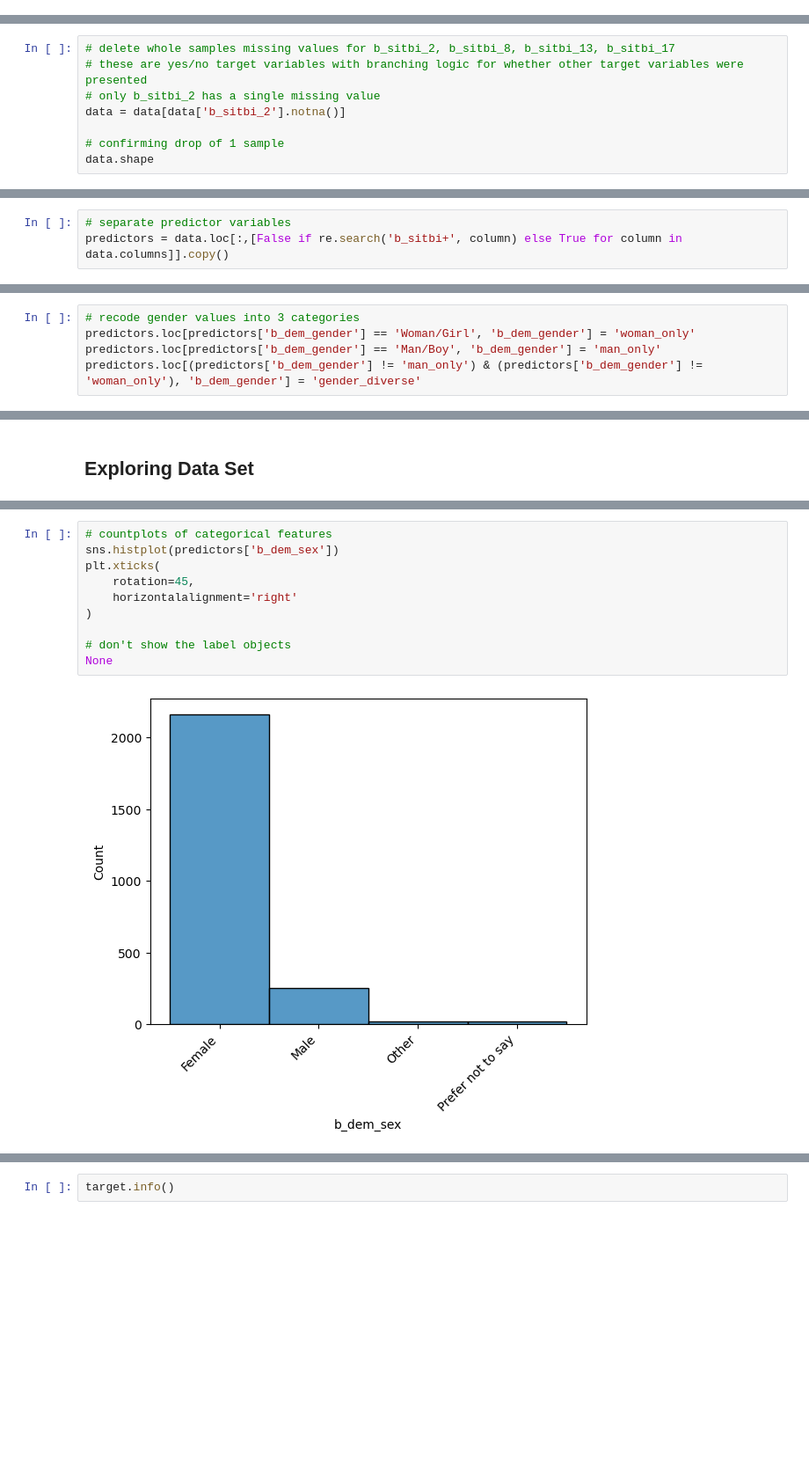
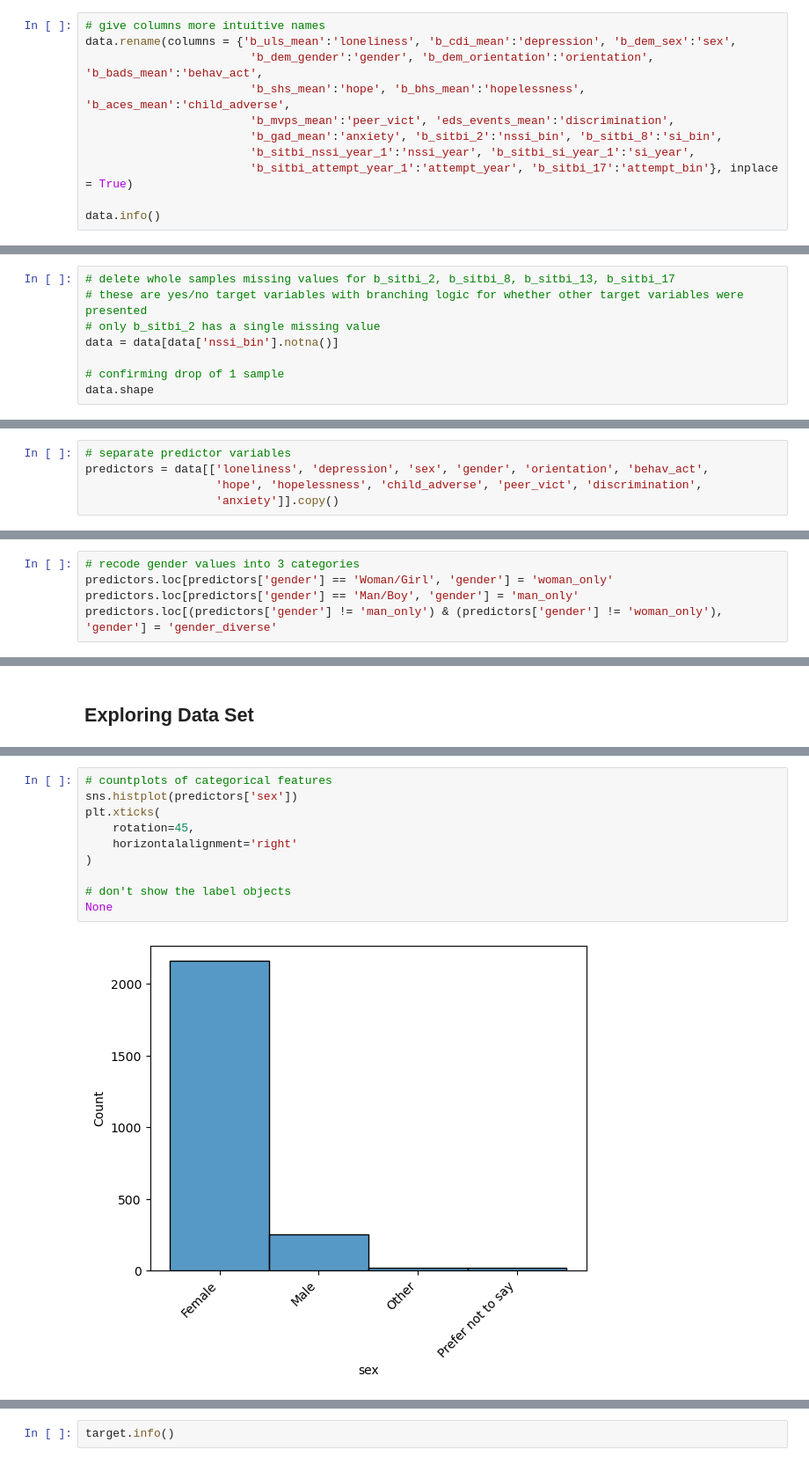
Before and after one commit to NRKako/machine_learning, a Jupyter notebook: self_harm.ipynb, the cells around one changed output, grey strips where cells are left out. Shown at 88% size. Cells and saved outputs as stored; diff of their text form; blank space fills up the shorter version.

Commit message:
renamed variables

```diff
--- a/self_harm.ipynb
+++ b/self_harm.ipynb
@@ -77,3 +77,14 @@ Data columns (total 18 columns):
  17  b_sitbi_17              2452 non-null   int64
 dtypes: float64(13), int64(2), object(3)
 memory usage: 344.9+ KB
+# %%
+# give columns more intuitive names
+data.rename(columns = {'b_uls_mean':'loneliness', 'b_cdi_mean':'depression', 'b_dem_sex':'sex',
+                        'b_dem_gender':'gender', 'b_dem_orientation':'orientation', 'b_bads_mean':'behav_act',
+                        'b_shs_mean':'hope', 'b_bhs_mean':'hopelessness', 'b_aces_mean':'child_adverse',
+                        'b_mvps_mean':'peer_vict', 'eds_events_mean':'discrimination',
+                        'b_gad_mean':'anxiety', 'b_sitbi_2':'nssi_bin', 'b_sitbi_8':'si_bin',
+                        'b_sitbi_nssi_year_1':'nssi_year', 'b_sitbi_si_year_1':'si_year',
+                        'b_sitbi_attempt_year_1':'attempt_year', 'b_sitbi_17':'attempt_bin'}, inplace = True)
+
+data.info()
@@ -105,7 +134,7 @@ dtype: int64
 # delete whole samples missing values for b_sitbi_2, b_sitbi_8, b_sitbi_13, b_sitbi_17
 # these are yes/no target variables with branching logic for whether other target variables were presented
 # only b_sitbi_2 has a single missing value
-data = data[data['b_sitbi_2'].notna()]
+data = data[data['nssi_bin'].notna()]
 
 # confirming drop of 1 sample
 data.shape
@@ -139,7 +168,9 @@ dtypes: float64(6)
 memory usage: 134.0 KB
 # %%
 # separate predictor variables
-predictors = data.loc[:,[False if re.search('b_sitbi+', column) else True for column in data.columns]].copy()
+predictors = data[['loneliness', 'depression', 'sex', 'gender', 'orientation', 'behav_act',
+                   'hope', 'hopelessness', 'child_adverse', 'peer_vict', 'discrimination',
+                   'anxiety']].copy()
 # %%
 # preview predictors
 predictors.head()
@@ -186,7 +217,7 @@ Name: b_dem_gender, Length: 189, dtype: int64
 # %%
 # recode gender values into 3 categories
-predictors.loc[predictors['b_dem_gender'] == 'Woman/Girl', 'b_dem_gender'] = 'woman_only'
-predictors.loc[predictors['b_dem_gender'] == 'Man/Boy', 'b_dem_gender'] = 'man_only'
-predictors.loc[(predictors['b_dem_gender'] != 'man_only') & (predictors['b_dem_gender'] != 'woman_only'), 'b_dem_gender'] = 'gender_diverse'
+predictors.loc[predictors['gender'] == 'Woman/Girl', 'gender'] = 'woman_only'
+predictors.loc[predictors['gender'] == 'Man/Boy', 'gender'] = 'man_only'
+predictors.loc[(predictors['gender'] != 'man_only') & (predictors['gender'] != 'woman_only'), 'gender'] = 'gender_diverse'
 # %%
 # verify recoding results
@@ -328,13 +359,13 @@ sns.histplot(ax=axes[2, 2], data=predictors['b_gad_mean'])
 # %%
 # countplots of categorical features
-sns.histplot(predictors['b_dem_sex'])
+sns.histplot(predictors['sex'])
 plt.xticks(
     rotation=45,
     horizontalalignment='right'
 )
 
 # don't show the label objects
 None
 # %% [output]
-[figure, old version]
+[figure, new version]
 # %%
```
Also changed, not shown: parts of 12 cells of this notebook, 2 other files.
